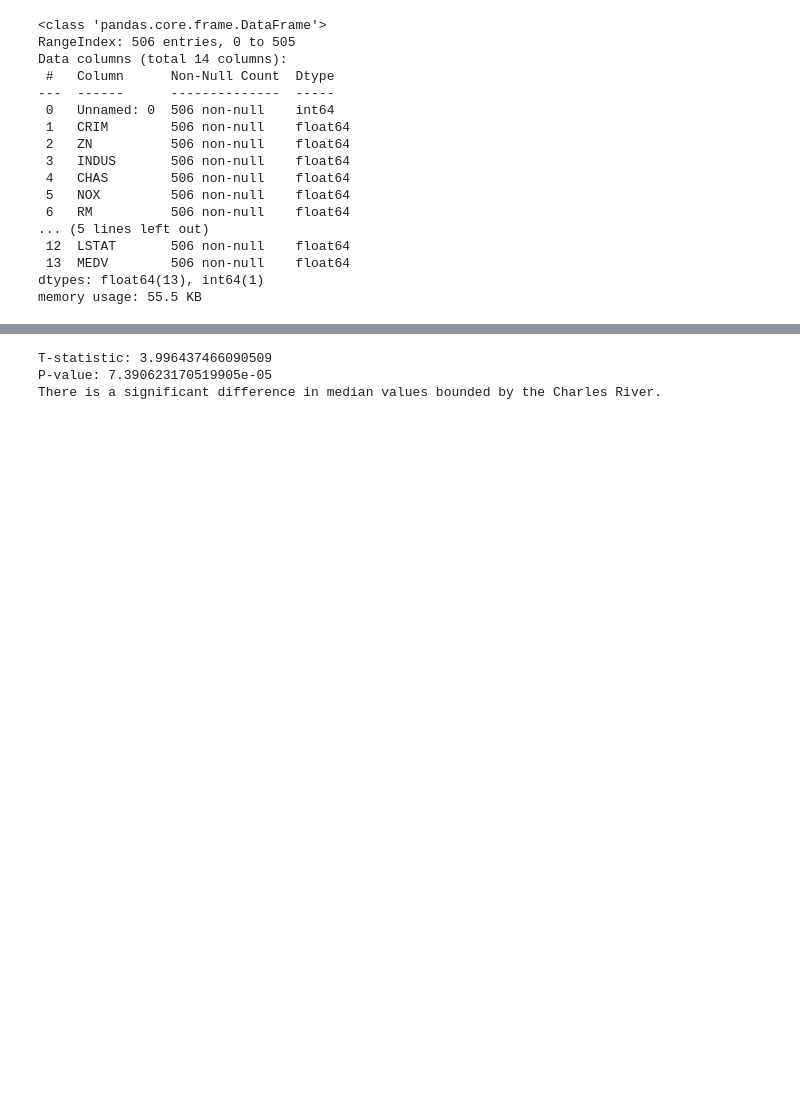
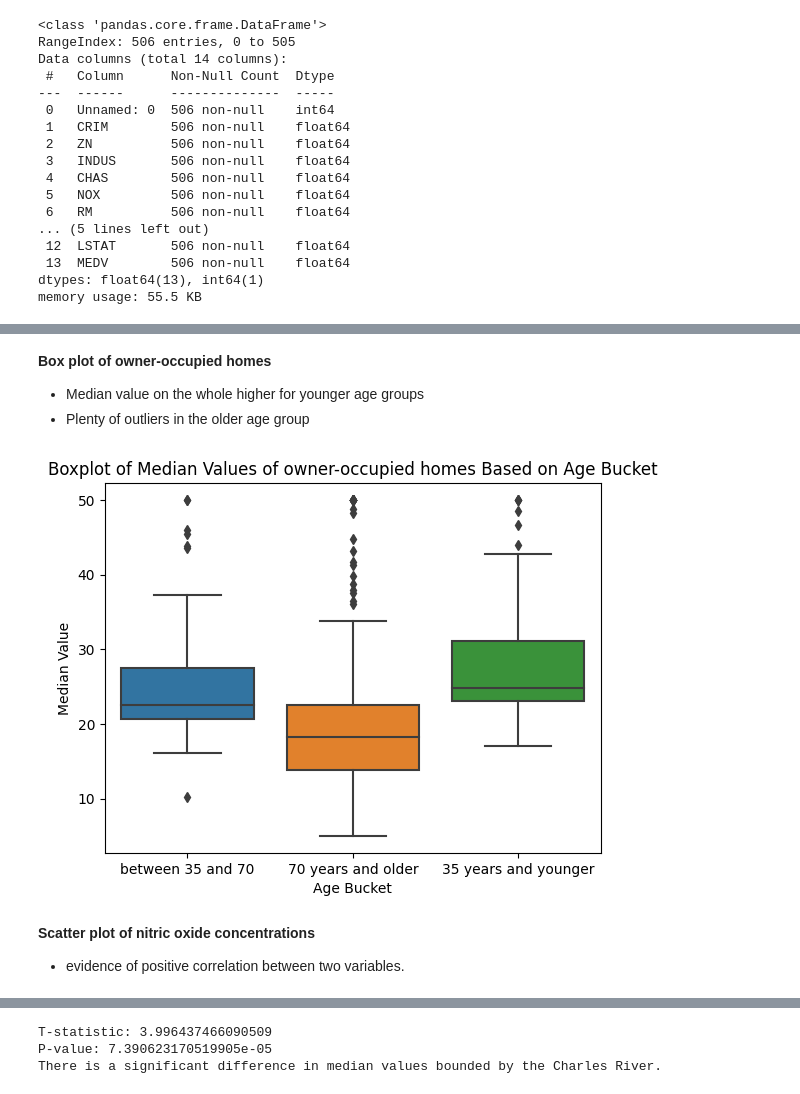
Before and after one commit to michaelwoods84/coursera, a Jupyter notebook: coursera-statistics-for-data-science.ipynb, the cells around one changed output, grey strips where cells are left out. Saved outputs shown, nothing was run; the diff lists cells and outputs as text; code cells hidden in the pictures; blank space fills up the shorter version.

```diff
--- a/coursera-statistics-for-data-science.ipynb
+++ b/coursera-statistics-for-data-science.ipynb
@@ -37,0 +48,27 @@ Name: count, dtype: int64
+# %% [markdown]
+**Box plot of owner-occupied homes**
+
+- Median value on the whole higher for younger age groups
+- Plenty of outliers in the older age group
+# %%
+#categorise into buckets
+conditions = [
+    df["AGE"] <= 35,
+    (df["AGE"] > 35) & (df["AGE"] < 70),
+    df["AGE"] >= 70,
+]
+values = ["35 years and younger", "between 35 and 70", "70 years and older"]
+df.loc[:, "AGE_BUCKET"] = np.select(conditions, values)
+
+#box plot
+# Boxplot
+sns.boxplot(x='AGE_BUCKET', y='MEDV', data=df)
+plt.title('Boxplot of Median Values of owner-occupied homes Based on Age Bucket')
+plt.xlabel('Age Bucket')
+plt.ylabel('Median Value')
+plt.show()
+# %% [output]
+[figure, added]
+# %% [markdown]
+**Scatter plot of nitric oxide concentrations**
+- evidence of positive correlation between two variables.
```
Also changed, not shown: parts of 19 cells of this notebook.
